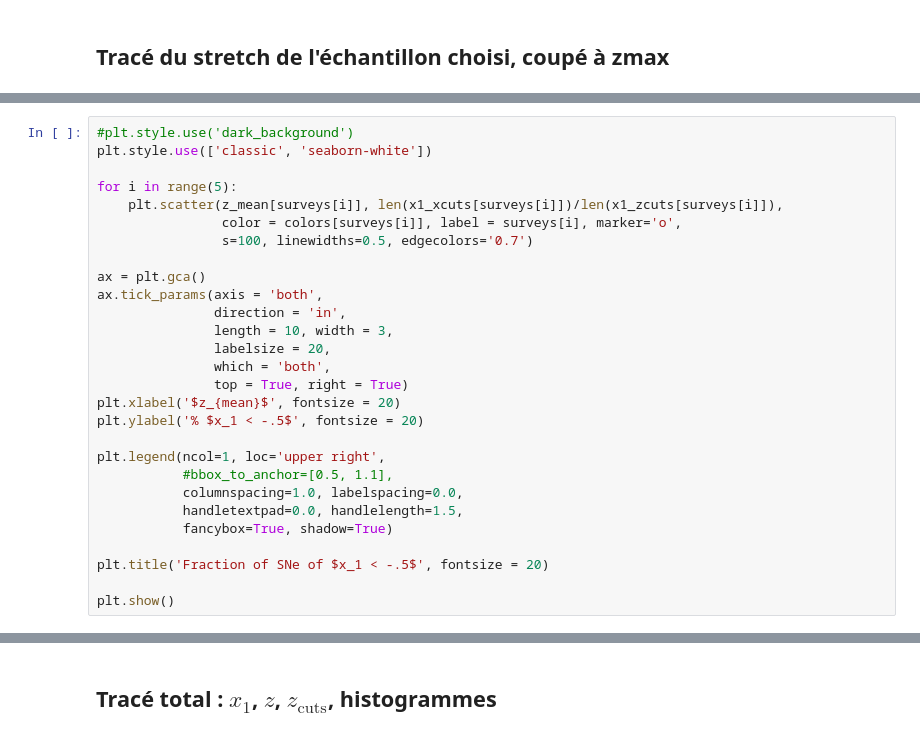
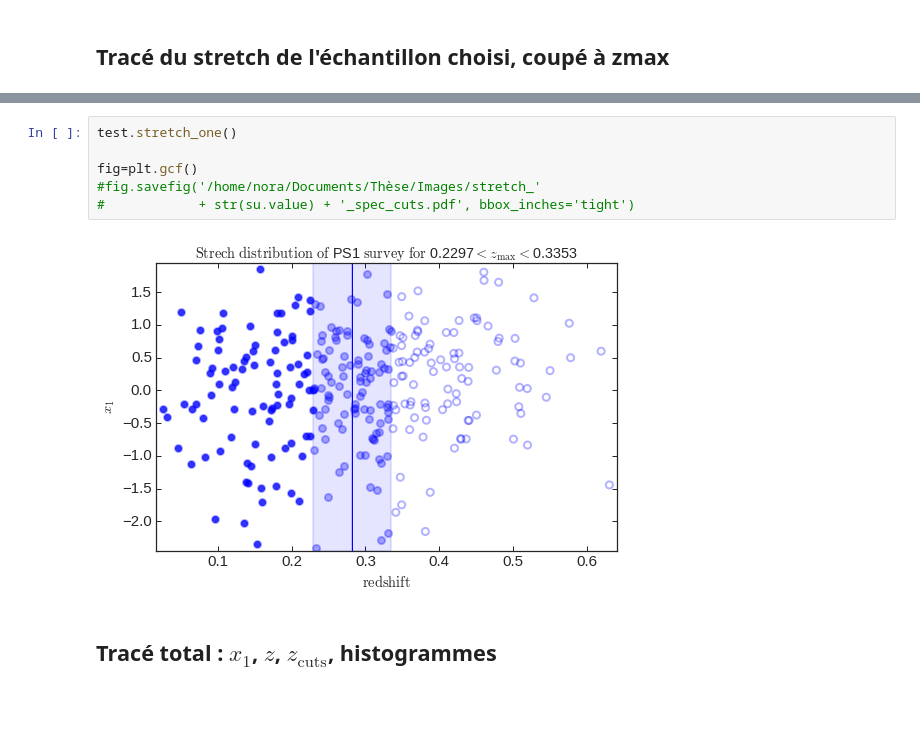
Before and after one commit to Nora-n/variaIa, a Jupyter notebook: notebooks/plots_simple.ipynb, the cells around one changed output, grey strips where cells are left out. Cells and saved outputs as stored; diff of their text form; blank space fills up the shorter version.

```diff
--- a/notebooks/plots_simple.ipynb
+++ b/notebooks/plots_simple.ipynb
@@ -379,28 +63,0 @@ for survey in surveys:
-# %%
-#plt.style.use('dark_background')
-plt.style.use(['classic', 'seaborn-white'])
-
-for i in range(5):
-    plt.scatter(z_mean[surveys[i]], len(x1_xcuts[surveys[i]])/len(x1_zcuts[surveys[i]]),
-                color = colors[surveys[i]], label = surveys[i], marker='o',
-                s=100, linewidths=0.5, edgecolors='0.7')
-
-ax = plt.gca()
-ax.tick_params(axis = 'both',
-               direction = 'in',
-               length = 10, width = 3,
-               labelsize = 20,
-               which = 'both',
-               top = True, right = True)
-plt.xlabel('$z_{mean}$', fontsize = 20)
-plt.ylabel('% $x_1 < -.5$', fontsize = 20)
-
-plt.legend(ncol=1, loc='upper right',
-           #bbox_to_anchor=[0.5, 1.1],
-           columnspacing=1.0, labelspacing=0.0,
-           handletextpad=0.0, handlelength=1.5,
-           fancybox=True, shadow=True)
-
-plt.title('Fraction of SNe of $x_1 < -.5$', fontsize = 20)
-
-plt.show()
@@ -409,2 +64,10 @@ plt.show()
+# %%
+test.stretch_one()
+
+fig=plt.gcf()
+#fig.savefig('/home/nora/Documents/Thèse/Images/stretch_'
+#            + str(su.value) + '_spec_cuts.pdf', bbox_inches='tight')
+# %% [output]
+[figure, added]
 # %% [markdown]
 ## Tracé total : $x_1$, $z$, $z_{\mathrm{cuts}}$, histogrammes
```
Also changed, not shown: parts of 29 cells of this notebook, 7 other files.
